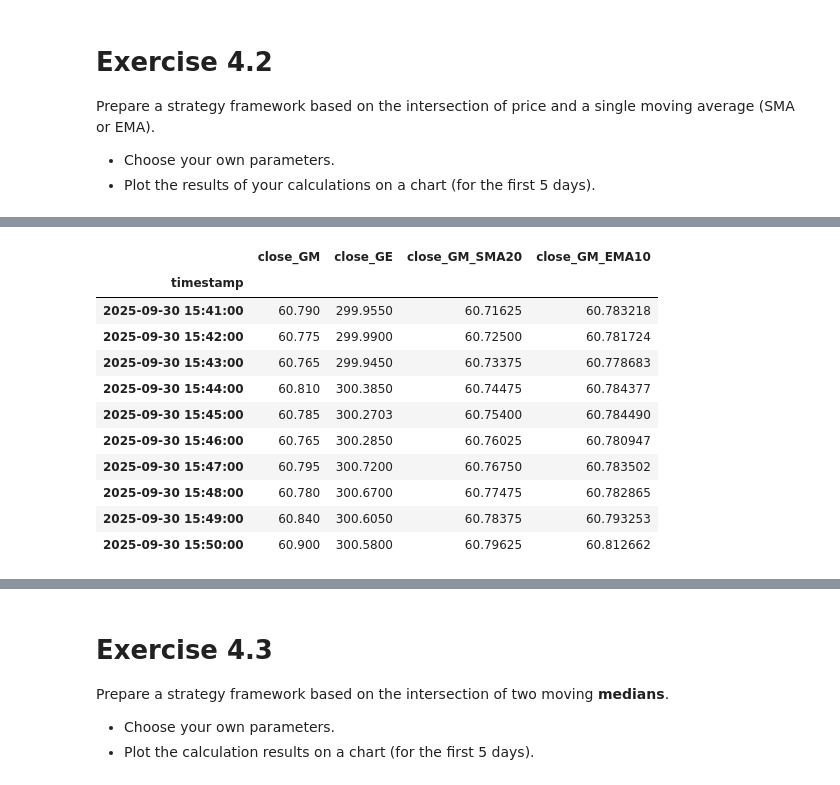
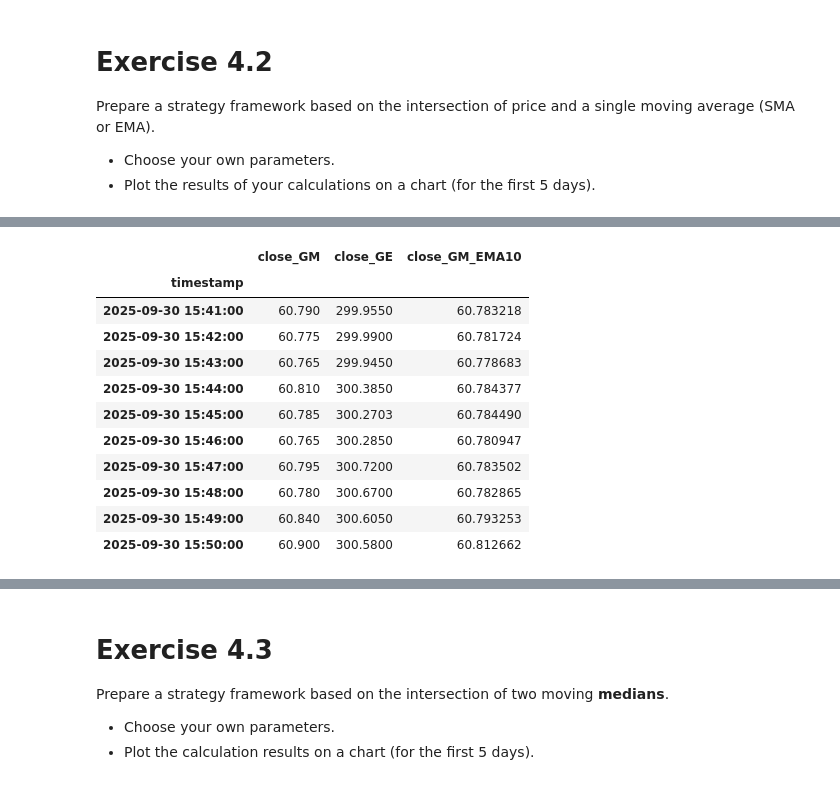
Before and after one commit to Shahahaha11/HFT-WNE, a Jupyter notebook: 04/HW_04.ipynb, the cells around one changed output, grey strips where cells are left out. Drawn from its saved outputs; the diff is of its cells as text; code cells hidden in the pictures.

```diff
--- a/04/HW_04.ipynb
+++ b/04/HW_04.ipynb
@@ -91,8 +94,3 @@ dataUSA_GM_GE_plot.plot(
 array([[<Axes: xlabel='time'>],
        [<Axes: xlabel='time'>]], dtype=object)
 [figure]
-# %%
-# 4.1.2 Filling missing values
-# lets assume that we need atleast 25% of the missing values
-dataUSA_GM_GE['close_GM_SMA20'] = dataUSA_GM_GE['close_GM'].rolling(window = 20, min_periods = 10).mean()
-# dataUSA_GM_GE['close_GM_SMA20'] = dataUSA_GM_GE['close_GM_SMA20'].where(~dataUSA_GM_GE['close_GM'].isna(), np.nan)
@@ -157,26 +124,24 @@ Name: close_GM, dtype: float64
 # %%
 # place for solution of Exercise 4.2
-# Create EMA
+# Create EMA for the Strategy Framework
 
 dataUSA_GM_GE['close_GM_EMA10'] = dataUSA_GM_GE['close_GM'].ewm(span = 10, min_periods = 5).mean()
-
-dataUSA_GM_GE['close_GM_EMA10'] = dataUSA_GM_GE['close_GM_EMA10'].where(
-    ~dataUSA_GM_GE['close_GM'].isna(), np.nan)
+dataUSA_GM_GE['close_GM_EMA10'] = dataUSA_GM_GE['close_GM_EMA10'].where(~dataUSA_GM_GE['close_GM'].isna(), np.nan)
 
 dataUSA_GM_GE.iloc[-20:-10]
 # %% [output]
-|  | close_GM | close_GE | close_GM_SMA20 | close_GM_EMA10 |
-| timestamp |  |  |  |  |
-| 2025-09-30 15:41:00 | 60.790 | 299.9550 | 60.71625 | 60.783218 |
-| 2025-09-30 15:42:00 | 60.775 | 299.9900 | 60.72500 | 60.781724 |
-| 2025-09-30 15:43:00 | 60.765 | 299.9450 | 60.73375 | 60.778683 |
-| 2025-09-30 15:44:00 | 60.810 | 300.3850 | 60.74475 | 60.784377 |
-| 2025-09-30 15:45:00 | 60.785 | 300.2703 | 60.75400 | 60.784490 |
-| 2025-09-30 15:46:00 | 60.765 | 300.2850 | 60.76025 | 60.780947 |
-| 2025-09-30 15:47:00 | 60.795 | 300.7200 | 60.76750 | 60.783502 |
-| 2025-09-30 15:48:00 | 60.780 | 300.6700 | 60.77475 | 60.782865 |
-| 2025-09-30 15:49:00 | 60.840 | 300.6050 | 60.78375 | 60.793253 |
-| 2025-09-30 15:50:00 | 60.900 | 300.5800 | 60.79625 | 60.812662 |
+|  | close_GM | close_GE | close_GM_EMA10 |
+| timestamp |  |  |  |
+| 2025-09-30 15:41:00 | 60.790 | 299.9550 | 60.783218 |
+| 2025-09-30 15:42:00 | 60.775 | 299.9900 | 60.781724 |
+| 2025-09-30 15:43:00 | 60.765 | 299.9450 | 60.778683 |
+| 2025-09-30 15:44:00 | 60.810 | 300.3850 | 60.784377 |
+| 2025-09-30 15:45:00 | 60.785 | 300.2703 | 60.784490 |
+| 2025-09-30 15:46:00 | 60.765 | 300.2850 | 60.780947 |
+| 2025-09-30 15:47:00 | 60.795 | 300.7200 | 60.783502 |
+| 2025-09-30 15:48:00 | 60.780 | 300.6700 | 60.782865 |
+| 2025-09-30 15:49:00 | 60.840 | 300.6050 | 60.793253 |
+| 2025-09-30 15:50:00 | 60.900 | 300.5800 | 60.812662 |
 # %%
 dataUSA_GM_GE_plot = dataUSA_GM_GE[['close_GM','close_GM_EMA10',]].copy()
 
```
Also changed, not shown: parts of 15 cells of this notebook, 1 other file.
